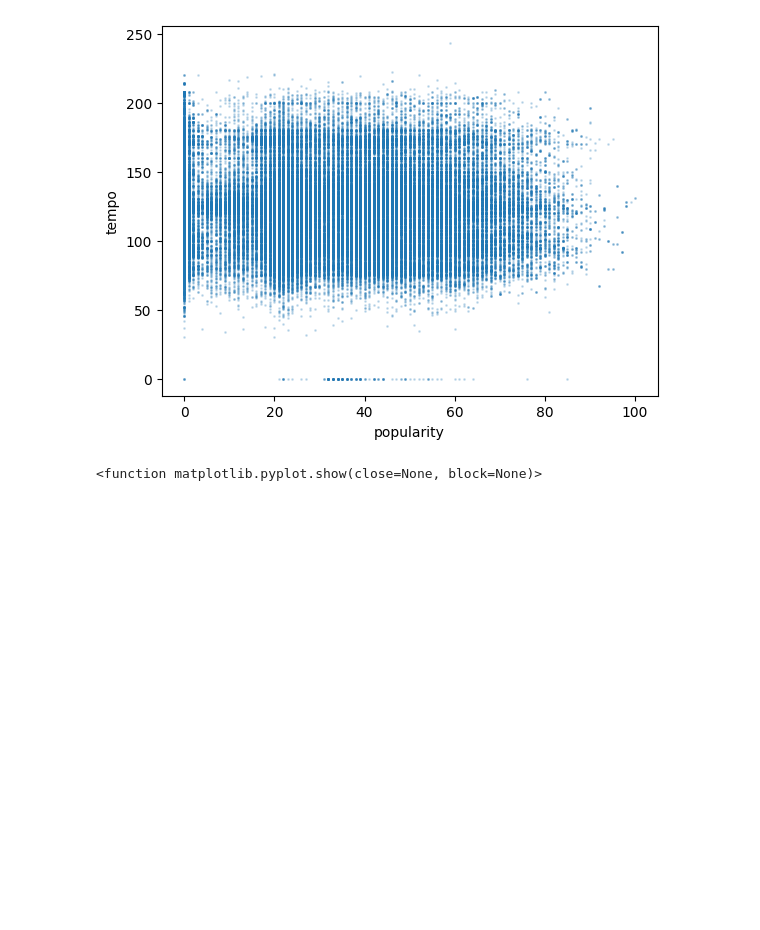
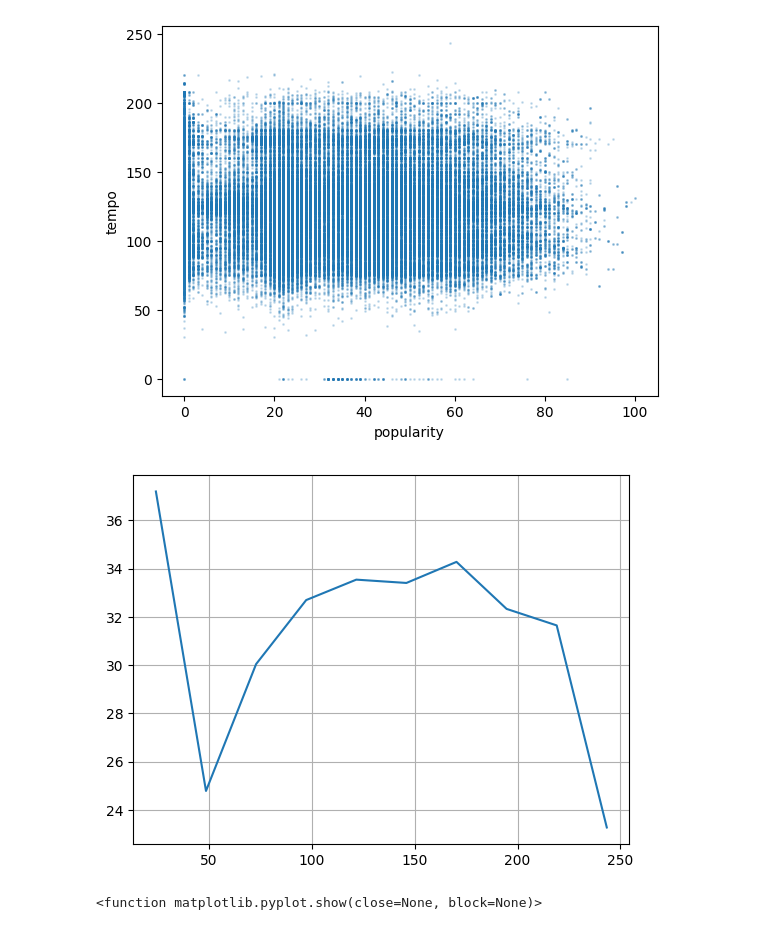
Before and after one commit to intro-to-data-jx/WK07_5005_Homework, a Jupyter notebook: Homework07.ipynb, the cells around one changed output. Saved outputs shown, nothing was run; the diff lists cells and outputs as text; code cells hidden in the pictures; blank space fills up the shorter version.

```diff
--- a/Homework07.ipynb
+++ b/Homework07.ipynb
@@ -199,6 +199,21 @@ plt.show
 # %% [output]
 <function matplotlib.pyplot.show(close=None, block=None)>
 [figure]
+# %%
+popularity_tempo_df=spotify_df[["popularity", "tempo"]].copy()
+
+bin_ids, bin_tempo = pd.cut(popularity_tempo_df["tempo"], bins=10, labels=False, retbins=True)
+
+popularity_tempo_df["tempo_bin"] = bin_ids
+
+pop_by_bin = popularity_tempo_df.groupby("tempo_bin")["popularity"].mean()
+
+# TODO: plot
+plt.plot(bin_tempo[1:], pop_by_bin)
+plt.grid()
+plt.show()
+# %% [output]
+[figure, added]
 # %%
 plt.plot(num_data_df["popularity"], num_data_df["duration_ms"], linestyle="", marker="o", markersize=1, alpha=0.2)
 plt.xlabel("popularity")
```
Also changed, not shown: parts of 6 cells of this notebook.
